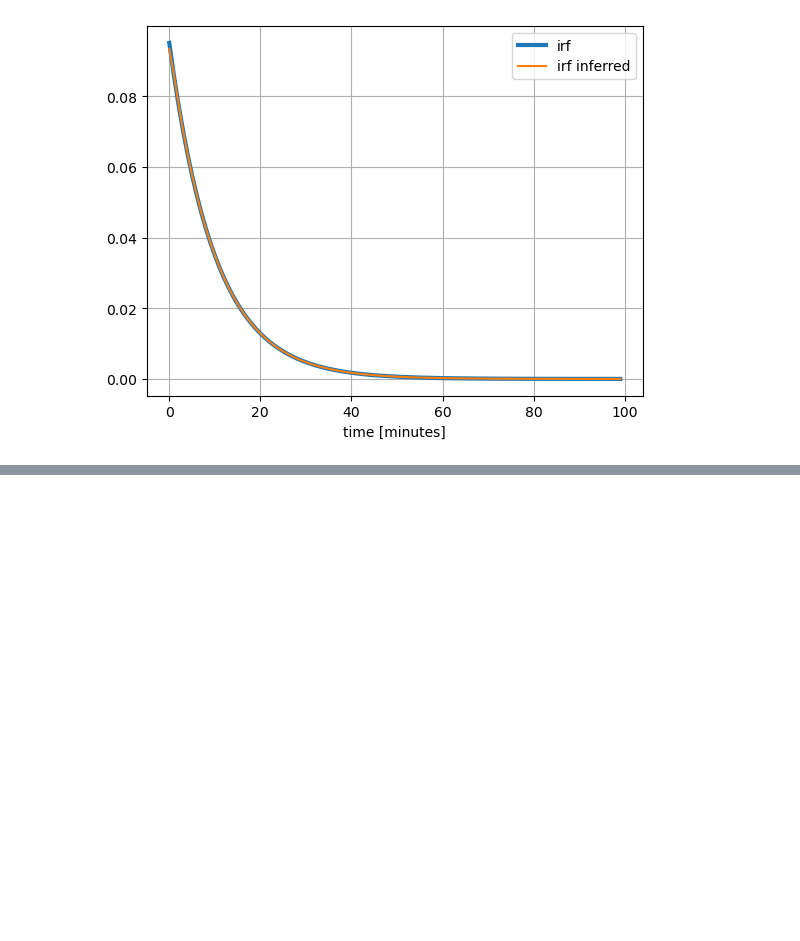
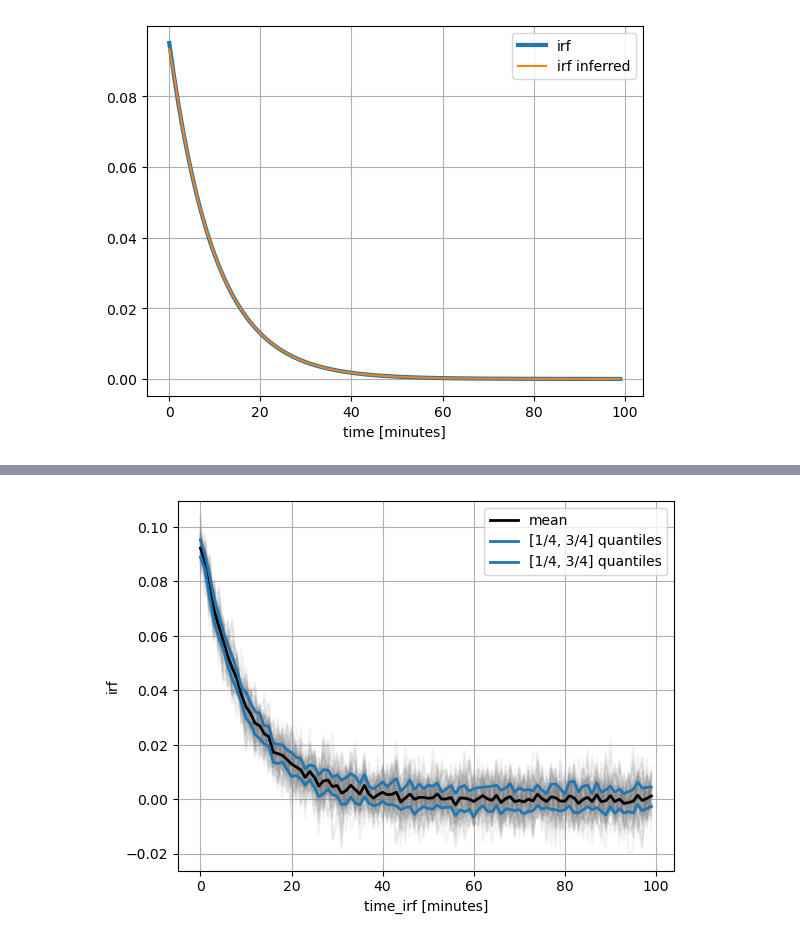
Before and after one commit to apatlpo/das_work, a Jupyter notebook: das/IRF_inference.ipynb, the cells around one changed output, grey strips where cells are left out. Saved outputs shown, nothing was run; the diff lists cells and outputs as text; code cells hidden in the pictures; blank space fills up the shorter version.

```diff
--- a/das/IRF_inference.ipynb
+++ b/das/IRF_inference.ipynb
@@ -181,0 +318,15 @@ ax.legend()
+# %%
+# average irf
+irf_mean = irfs.mean("time")
+
+# quantiles for uncertainty quantification
+irf_qt = irfs.quantile([.25,.75], dim="time")
+# %%
+fig, ax = plt.subplots(1,1)
+irfs.plot(hue="time", alpha=.1, color="0.5", add_legend=False);
+irf_mean.plot(lw=2, color="k", label="mean")
+irf_qt.plot(lw=2, color="C0", hue="quantile", label="[1/4, 3/4] quantiles")
+ax.legend()
+ax.grid()
+# %% [output]
+[figure, added]
```
Also changed, not shown: parts of 15 cells of this notebook.
